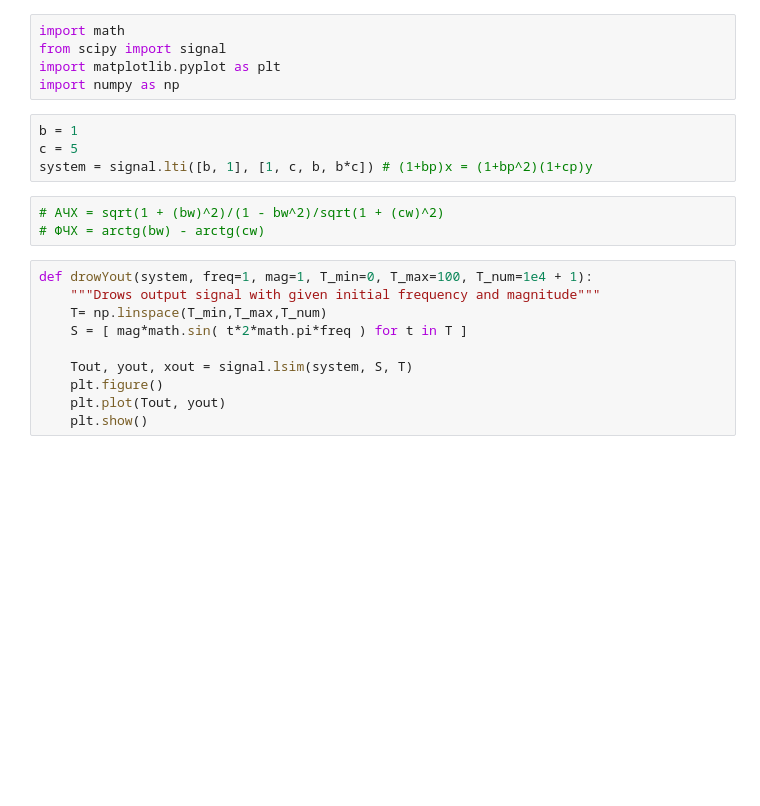
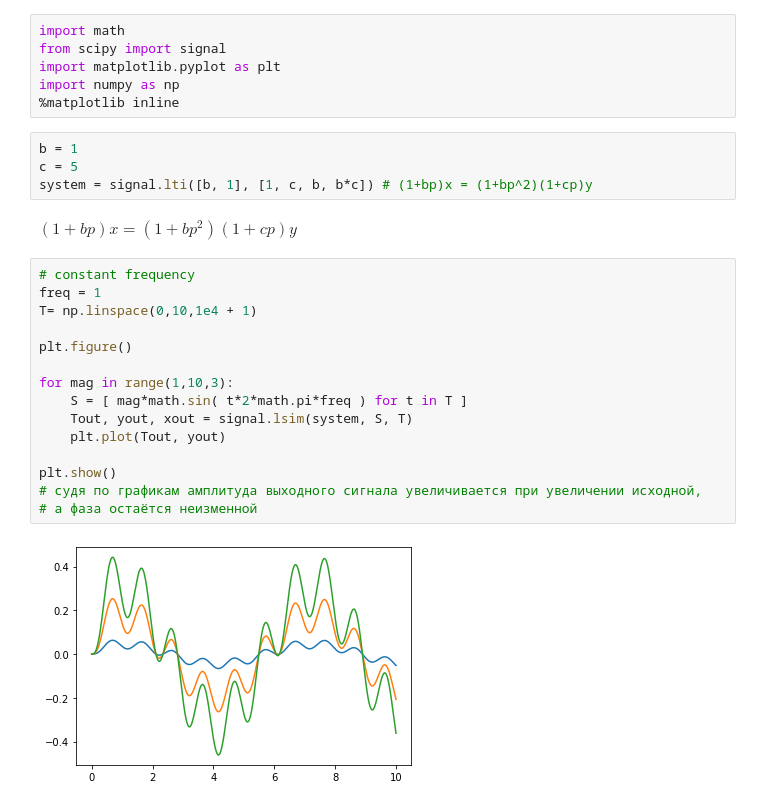
Before and after one commit to ConstantTeen/control-theory, a Jupyter notebook: Bode.ipynb, the cells around one changed output. Cells and saved outputs as stored; diff of their text form; blank space fills up the shorter version.

```diff
--- a/Bode.ipynb
+++ b/Bode.ipynb
@@ -3,20 +3,27 @@ import math
 from scipy import signal
 import matplotlib.pyplot as plt
 import numpy as np
+%matplotlib inline
 # %%
 b = 1
 c = 5
 system = signal.lti([b, 1], [1, c, b, b*c]) # (1+bp)x = (1+bp^2)(1+cp)y
-# %%
-# АЧХ = sqrt(1 + (bw)^2)/(1 - bw^2)/sqrt(1 + (cw)^2)
-# ФЧХ = arctg(bw) - arctg(cw)
+# %% [markdown]
+$(1 + bp)x = (1 + bp^2)(1 + cp)y$
 # %%
-def drowYout(system, freq=1, mag=1, T_min=0, T_max=100, T_num=1e4 + 1):
-    """Drows output signal with given initial frequency and magnitude"""
-    T= np.linspace(T_min,T_max,T_num)
+# constant frequency
+freq = 1
+T= np.linspace(0,10,1e4 + 1)
+
+plt.figure()
+
+for mag in range(1,10,3):
     S = [ mag*math.sin( t*2*math.pi*freq ) for t in T ]
+    Tout, yout, xout = signal.lsim(system, S, T)
+    plt.plot(Tout, yout)
 
-    Tout, yout, xout = signal.lsim(system, S, T)
-    plt.figure()
-    plt.plot(Tout, yout)
-    plt.show()
+plt.show()
+# судя по графикам амплитуда выходного сигнала увеличивается при увеличении исходной,
+# а фаза остаётся неизменной
+# %% [output]
+[figure, added]
```
Also changed, not shown: parts of 10 cells of this notebook.
